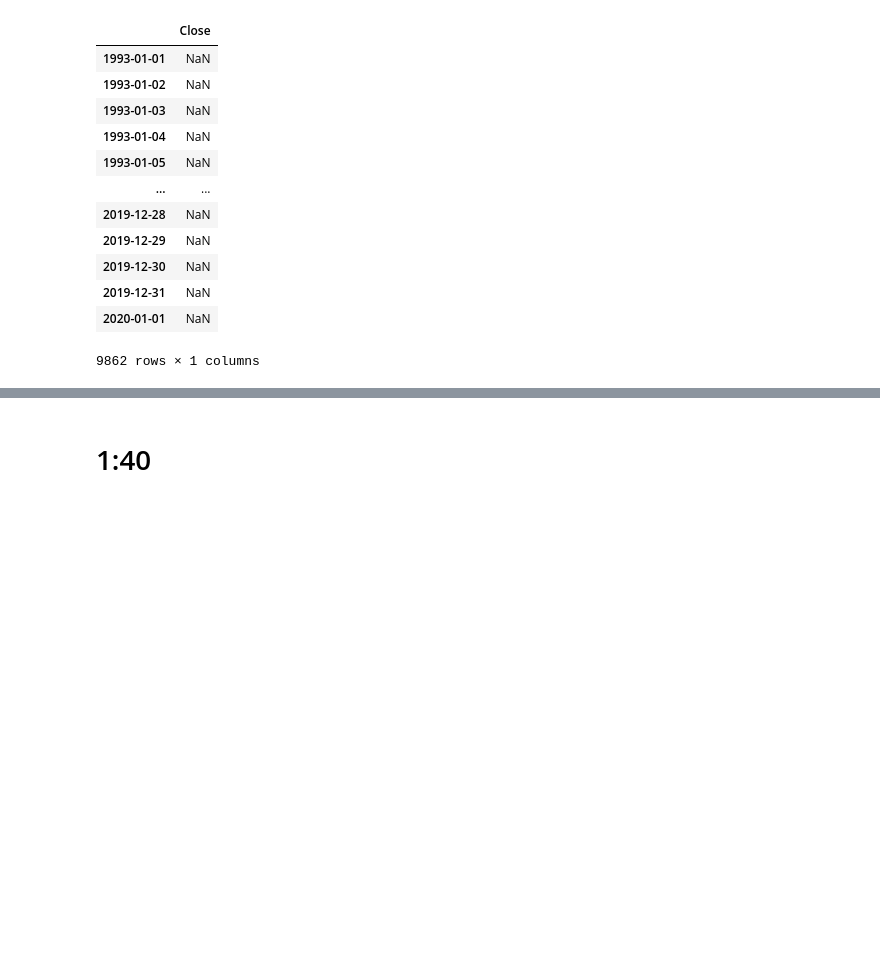
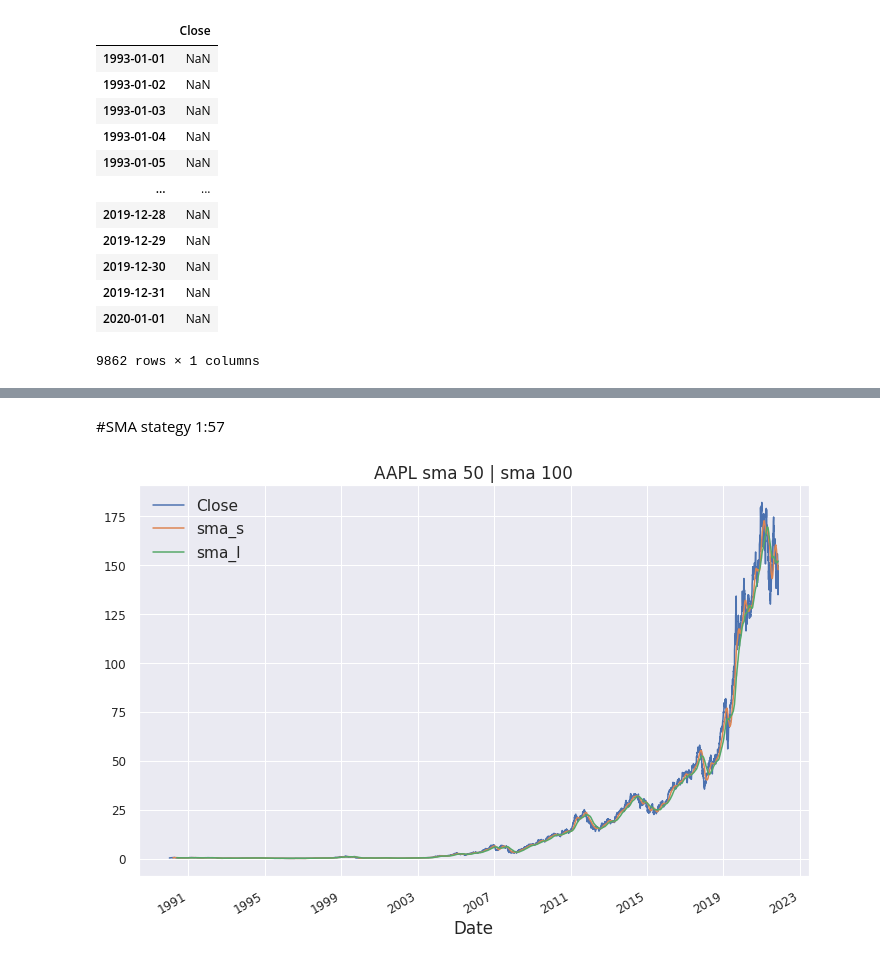
Before and after one commit to skresec/skresec, a Jupyter notebook: algotrading/quantprogram.ipynb, the cells around one changed output, grey strips where cells are left out. Drawn from its saved outputs; the diff is of its cells as text; code cells hidden in the pictures; blank space fills up the shorter version.

```diff
--- a/algotrading/quantprogram.ipynb
+++ b/algotrading/quantprogram.ipynb
@@ -497,2 +633,17 @@ spy.fillna(method='ffill')
 # %% [markdown]
-# 1:40
+#SMA stategy 1:57
+# %%
+data=apple.Close.loc[(apple.index>='1991-01-01')]
+# %%
+data=data.to_frame()
+# %%
+sma_s=50
+sma_l=100
+# %%
+data['sma_s']=data.Close.rolling(sma_s).mean()
+data['sma_l']=data.Close.rolling(sma_l).mean()
+# %%
+data.plot(figsize=(12,8),title="AAPL sma {} | sma {}".format(sma_s,sma_l), fontsize=12)
+plt.show()
+# %% [output]
+[figure, added]
```
Also changed, not shown: parts of 49 cells of this notebook, 1 other file.
